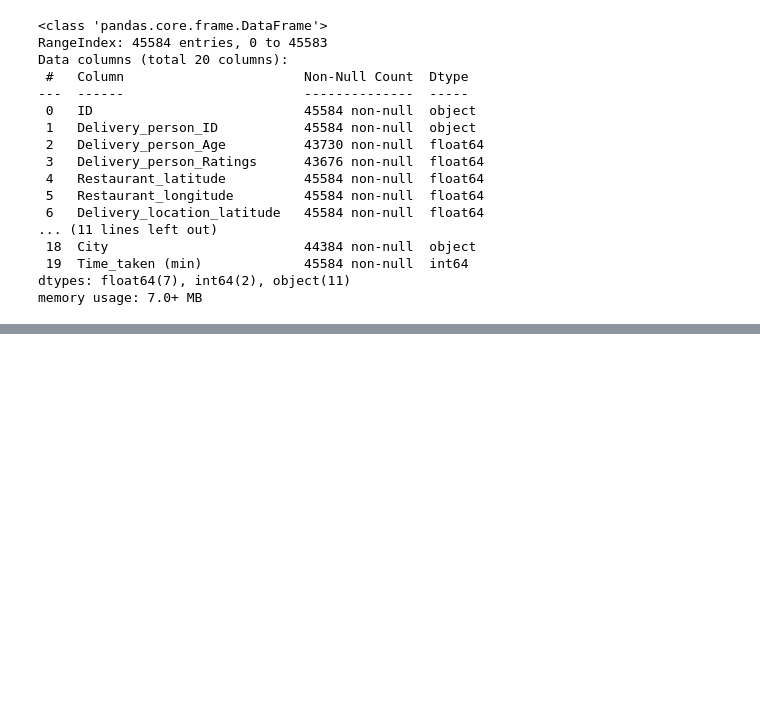
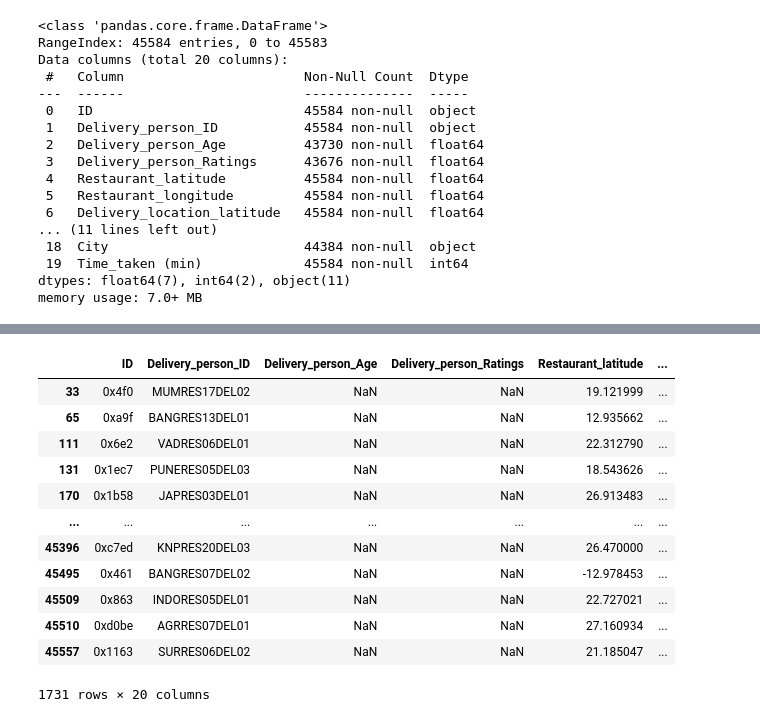
Before and after one commit to Aminsharif/st_assigment, a Jupyter notebook: notebooks/EDA.ipynb, the cells around one changed output, grey strips where cells are left out. Drawn from its saved outputs; the diff is of its cells as text; code cells hidden in the pictures; blank space fills up the shorter version.

```diff
--- a/notebooks/EDA.ipynb
+++ b/notebooks/EDA.ipynb
@@ -525,0 +519,2 @@ ValueError: hour must be in 0..23
+# %%
+df5 = df.copy()
@@ -525,0 +529,13 @@ ValueError: hour must be in 0..23
+# %%
+from datetime import datetime, timedelta
+
+def gettime_from_another(time_str):
+    try:
+        time_obj = datetime.strptime(time_str, "%H:%M") # convert string to datetime object
+        new_time_obj = time_obj - timedelta(minutes=15) # subtract 15 minutes from datetime object
+        new_time_str = new_time_obj.strftime("%H:%M") # convert datetime object back to string
+        return new_time_str
+    except Exception as e:
+        print(time_str)
+# %%
+df5.loc[df5['Time_Orderd'].apply(find_datetimeFormate), 'Time_Orderd'] = df5['Time_Order_picked'].apply(gettime_from_another)
@@ -525,0 +560,18 @@ ValueError: hour must be in 0..23
+# %%
+tc = df5['Time_Orderd'].apply(type) == float
+# %%
+df5[tc]
+# %% [output]
+|  | ID | Delivery_person_ID | Delivery_person_Age | Delivery_person_Ratings | Restaurant_latitude | ... |
+| 33 | 0x4f0 | MUMRES17DEL02 | NaN | NaN | 19.121999 | ... |
+| 65 | 0xa9f | BANGRES13DEL01 | NaN | NaN | 12.935662 | ... |
+| 111 | 0x6e2 | VADRES06DEL01 | NaN | NaN | 22.312790 | ... |
+| 131 | 0x1ec7 | PUNERES05DEL03 | NaN | NaN | 18.543626 | ... |
+| 170 | 0x1b58 | JAPRES03DEL01 | NaN | NaN | 26.913483 | ... |
+| ... | ... | ... | ... | ... | ... | ... |
+| 45396 | 0xc7ed | KNPRES20DEL03 | NaN | NaN | 26.470000 | ... |
+| 45495 | 0x461 | BANGRES07DEL02 | NaN | NaN | -12.978453 | ... |
+| 45509 | 0x863 | INDORES05DEL01 | NaN | NaN | 22.727021 | ... |
+| 45510 | 0xd0be | AGRRES07DEL01 | NaN | NaN | 27.160934 | ... |
+| 45557 | 0x1163 | SURRES06DEL02 | NaN | NaN | 21.185047 | ... |
+1731 rows × 20 columns
```
Also changed, not shown: parts of 12 cells of this notebook.
